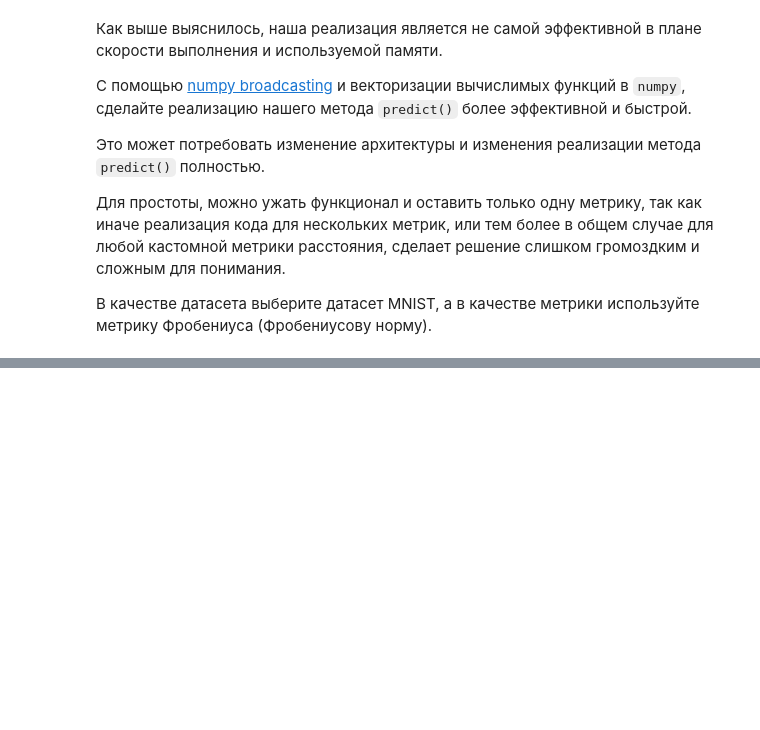
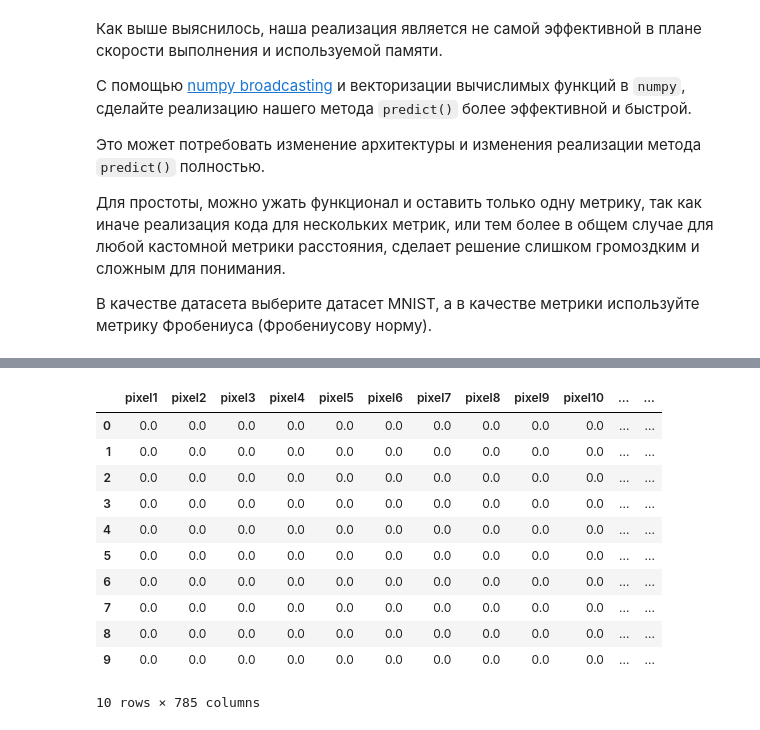
Before and after one commit to SamNorko/ml-course-hw, a Jupyter notebook: hw1_knn/KNN_practice.ipynb, the cells around one changed output, grey strips where cells are left out. Saved outputs shown, nothing was run; the diff lists cells and outputs as text; code cells hidden in the pictures; blank space fills up the shorter version.

```diff
--- a/hw1_knn/KNN_practice.ipynb
+++ b/hw1_knn/KNN_practice.ipynb
@@ -558,3 +598,5 @@ def test_sklearn():
 Для простоты, можно ужать функционал и оставить только одну метрику, так как иначе реализация кода для нескольких метрик, или тем более в общем случае для любой кастомной метрики расстояния, сделает решение слишком громоздким и сложным для понимания.
 
 В качестве датасета выберите датасет MNIST, а в качестве метрики используйте метрику Фробениуса (Фробениусову норму).
+# %%
+mnist = fetch_openml('mnist_784')
@@ -560,0 +605,17 @@ def test_sklearn():
+# %%
+df = pd.DataFrame(data= np.c_[mnist['data'], mnist['target']],
+                     columns= mnist['feature_names'] + ['target'])
+df.head(10)
+# %% [output]
+|  | pixel1 | pixel2 | pixel3 | pixel4 | pixel5 | pixel6 | pixel7 | pixel8 | pixel9 | pixel10 | ... | ... |
+| 0 | 0.0 | 0.0 | 0.0 | 0.0 | 0.0 | 0.0 | 0.0 | 0.0 | 0.0 | 0.0 | ... | ... |
+| 1 | 0.0 | 0.0 | 0.0 | 0.0 | 0.0 | 0.0 | 0.0 | 0.0 | 0.0 | 0.0 | ... | ... |
+| 2 | 0.0 | 0.0 | 0.0 | 0.0 | 0.0 | 0.0 | 0.0 | 0.0 | 0.0 | 0.0 | ... | ... |
+| 3 | 0.0 | 0.0 | 0.0 | 0.0 | 0.0 | 0.0 | 0.0 | 0.0 | 0.0 | 0.0 | ... | ... |
+| 4 | 0.0 | 0.0 | 0.0 | 0.0 | 0.0 | 0.0 | 0.0 | 0.0 | 0.0 | 0.0 | ... | ... |
+| 5 | 0.0 | 0.0 | 0.0 | 0.0 | 0.0 | 0.0 | 0.0 | 0.0 | 0.0 | 0.0 | ... | ... |
+| 6 | 0.0 | 0.0 | 0.0 | 0.0 | 0.0 | 0.0 | 0.0 | 0.0 | 0.0 | 0.0 | ... | ... |
+| 7 | 0.0 | 0.0 | 0.0 | 0.0 | 0.0 | 0.0 | 0.0 | 0.0 | 0.0 | 0.0 | ... | ... |
+| 8 | 0.0 | 0.0 | 0.0 | 0.0 | 0.0 | 0.0 | 0.0 | 0.0 | 0.0 | 0.0 | ... | ... |
+| 9 | 0.0 | 0.0 | 0.0 | 0.0 | 0.0 | 0.0 | 0.0 | 0.0 | 0.0 | 0.0 | ... | ... |
+10 rows × 785 columns
```
Also changed, not shown: parts of 24 cells of this notebook.
